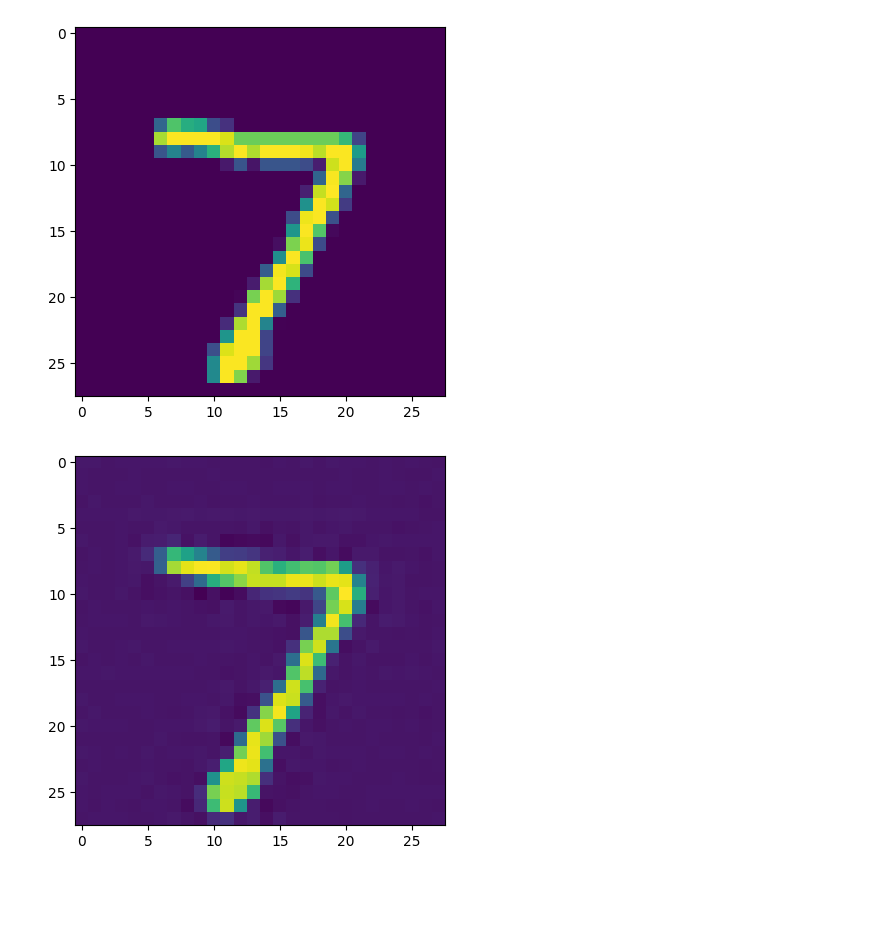
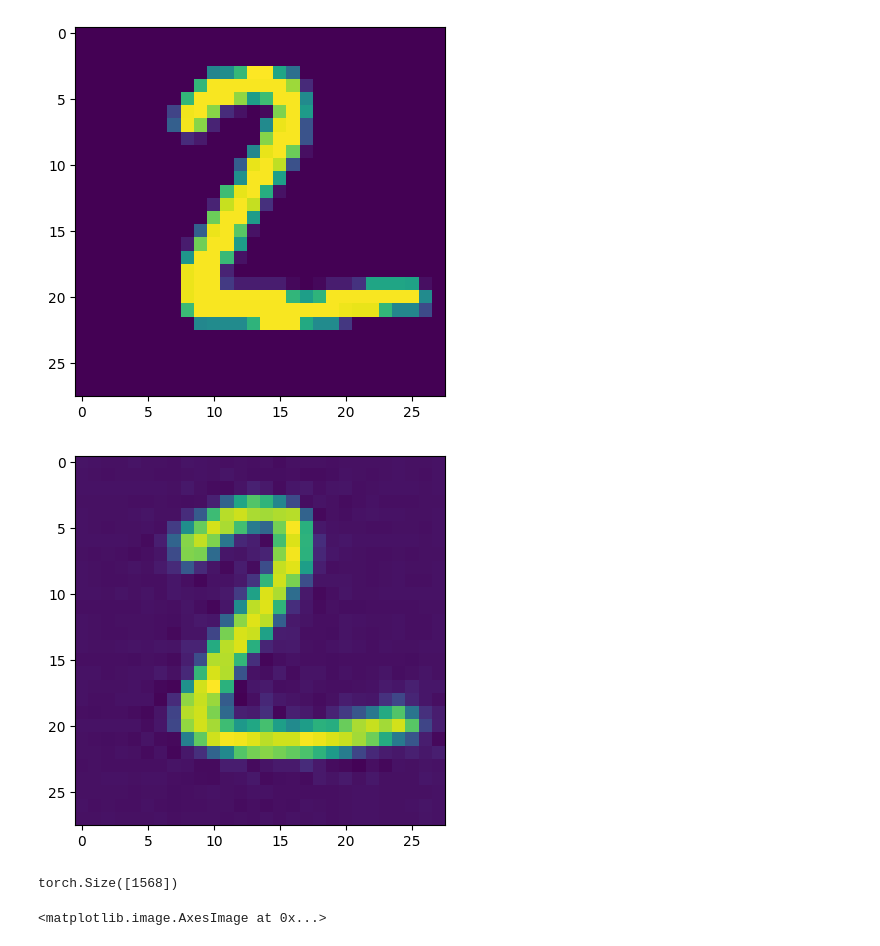
Before and after one commit to EdvardsZ/MastersThesis, a Jupyter notebook: src_3/vq_vae_try.ipynb, the cells around one changed output. Saved outputs shown, nothing was run; the diff lists cells and outputs as text; code cells hidden in the pictures; blank space fills up the shorter version.

```diff
--- a/src_3/vq_vae_try.ipynb
+++ b/src_3/vq_vae_try.ipynb
@@ -69,7 +77,7 @@ class VectorQuantizer(nn.Module):
         self.loss = self.beta * commitment_loss + codebook_loss
 
         quantized = x + (quantized - x).detach()
-        return quantized, self.loss, encodings
+        return quantized, self.loss, encoding_indices
 
     def get_code_indices(self, flattened_inputs):
         similarity = torch.matmul(flattened_inputs, self.embeddings)
@@ -89,14 +97,14 @@ class VQVAE(nn.Module):
 
     def forward(self, x):
         z = self.encoder(x)
-        z_q, loss, _ = self.vq(z)
+        z_q, loss, codes = self.vq(z)
         x_hat = self.decoder(z_q)
 
         loss = loss + F.mse_loss(x_hat, x)
 
-        return x_hat, loss
+        return x_hat, loss, codes
 
-model = VQVAE(64, 16)
+model = VQVAE(128, 16)
 
 optimizer = torch.optim.Adam(model.parameters(), lr=1e-3)
 
@@ -104,7 +112,7 @@ def train(model, train_loader, optimizer, num_epochs=5):
     for epoch in range(num_epochs):
         for i, (x, _) in enumerate(train_loader):
             optimizer.zero_grad()
-            x_hat, loss = model(x)
+            x_hat, loss, codes = model(x)
             loss.backward()
             optimizer.step()
             if i % 100 == 0:
@@ -132,17 +140,29 @@ Epoch 4, iter 1800, loss 0.0507
 # %%
 #save model to file
 torch.save(model.state_dict(), 'vq_vae.pth')
 
 #print reconsturction and original image
 x, _ = next(iter(val_loader))
 
-x_hat, _ = model(x)
+x_hat, _, codes = model(x)
 
 import matplotlib.pyplot as plt
-plt.imshow(x[0, 0])
+plt.imshow(x[1, 0])
 plt.show()
-plt.imshow(x_hat[0, 0].detach())
+plt.imshow(x_hat[1, 0].detach())
 plt.show()
+
+print(codes.shape)
+
+# reshape to 32*7*7
+
+codes = codes.view(32, 7, 7)
+
+# print codes
+
+plt.imshow(codes[1])
 # %% [output]
-[figure, old version]
+[figure, new version]
-[figure, old version]
+[figure, new version]
+torch.Size([1568])
+<matplotlib.image.AxesImage at 0x...>
```
Also changed, not shown: parts of 3 cells of this notebook, 2 other files.
